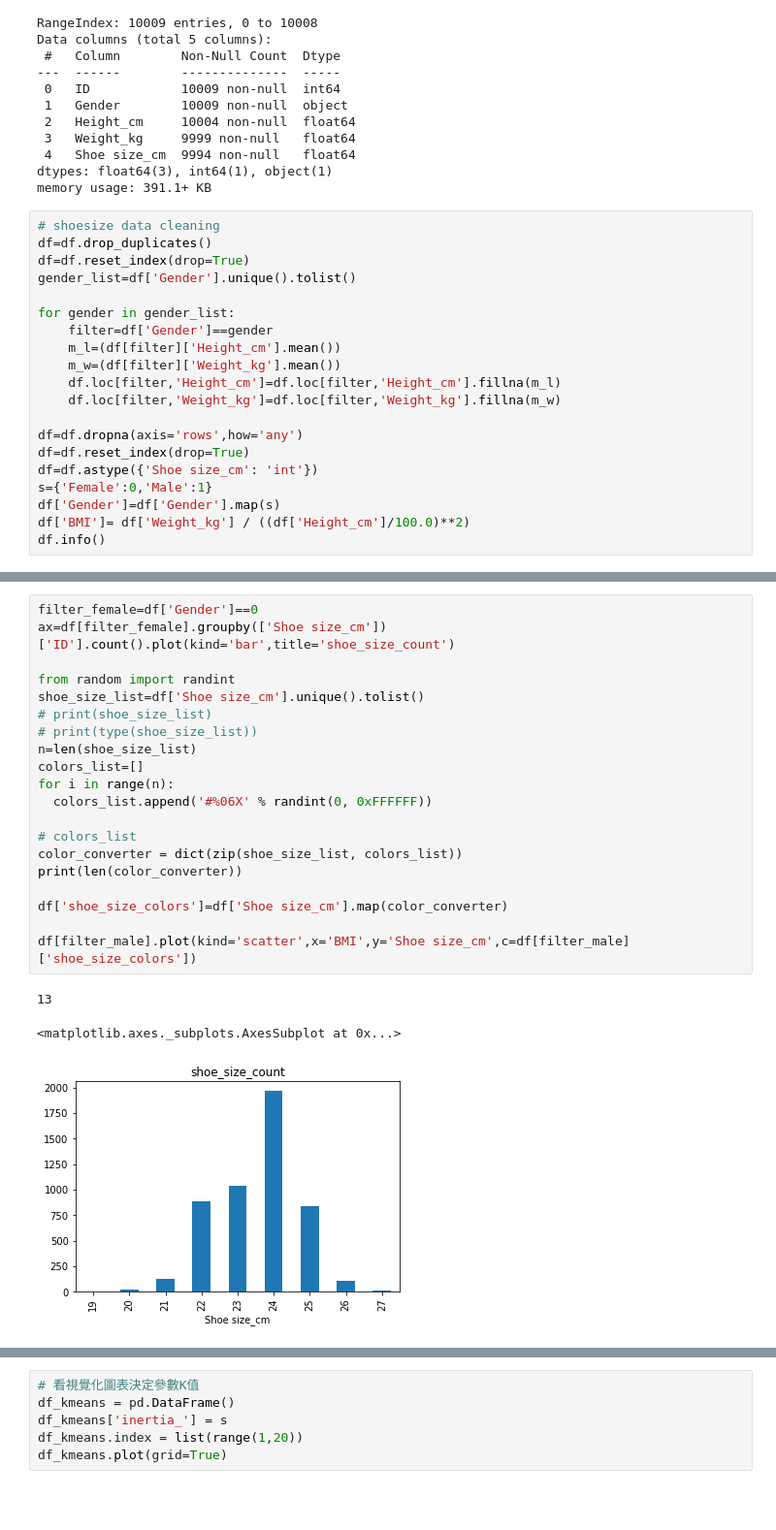
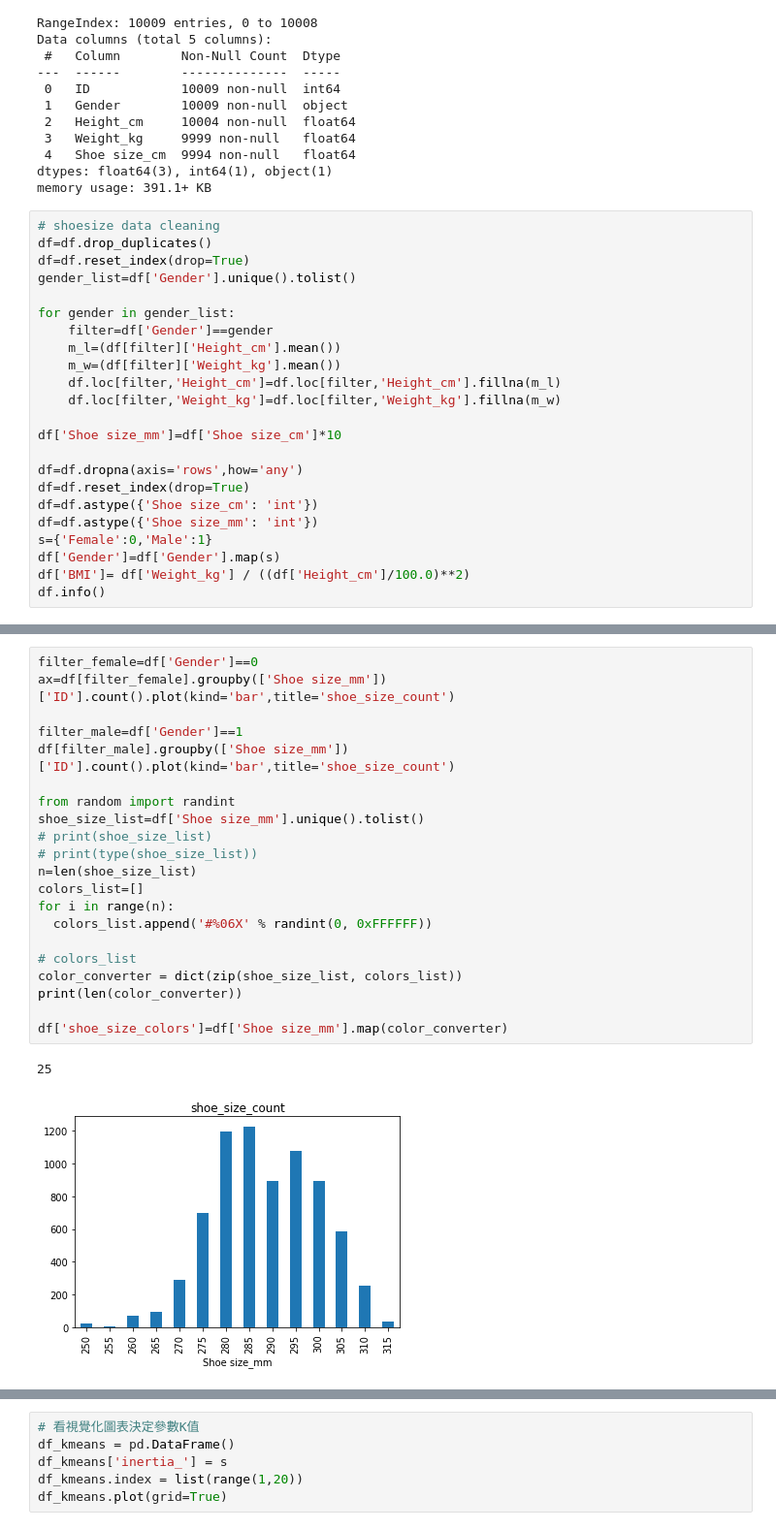
Before and after one commit to Hero0963/data-science-, a Jupyter notebook: data_science_ch10.ipynb, the cells around one changed output, grey strips where cells are left out. Shown: that part at 97% size. Cells and saved outputs as stored; diff of their text form; blank space fills up the shorter version.

```diff
--- a/data_science_ch10.ipynb
+++ b/data_science_ch10.ipynb
@@ -234,9 +234,12 @@ for gender in gender_list:
     df.loc[filter,'Height_cm']=df.loc[filter,'Height_cm'].fillna(m_l)
     df.loc[filter,'Weight_kg']=df.loc[filter,'Weight_kg'].fillna(m_w)
 
+df['Shoe size_mm']=df['Shoe size_cm']*10
+
 df=df.dropna(axis='rows',how='any')
 df=df.reset_index(drop=True)
 df=df.astype({'Shoe size_cm': 'int'})
+df=df.astype({'Shoe size_mm': 'int'})
 s={'Female':0,'Male':1}
 df['Gender']=df['Gender'].map(s)
 df['BMI']= df['Weight_kg'] / ((df['Height_cm']/100.0)**2)
@@ -258,24 +262,24 @@ memory usage: 468.2 KB
 # %%
 filter_female=df['Gender']==0
-ax=df[filter_female].groupby(['Shoe size_cm'])['ID'].count().plot(kind='bar',title='shoe_size_count')
+ax=df[filter_female].groupby(['Shoe size_mm'])['ID'].count().plot(kind='bar',title='shoe_size_count')
+
+filter_male=df['Gender']==1
+df[filter_male].groupby(['Shoe size_mm'])['ID'].count().plot(kind='bar',title='shoe_size_count')
 
 from random import randint
-shoe_size_list=df['Shoe size_cm'].unique().tolist()
+shoe_size_list=df['Shoe size_mm'].unique().tolist()
 # print(shoe_size_list)
 # print(type(shoe_size_list))
 n=len(shoe_size_list)
 colors_list=[]
 for i in range(n):
   colors_list.append('#%06X' % randint(0, 0xFFFFFF))
 
 # colors_list
 color_converter = dict(zip(shoe_size_list, colors_list))
 print(len(color_converter))
 
-df['shoe_size_colors']=df['Shoe size_cm'].map(color_converter)
-
-df[filter_male].plot(kind='scatter',x='BMI',y='Shoe size_cm',c=df[filter_male]['shoe_size_colors'])
+df['shoe_size_colors']=df['Shoe size_mm'].map(color_converter)
 # %% [output]
-13
+25
-<matplotlib.axes._subplots.AxesSubplot at 0x...>
-[figure, old version]
+[figure, new version]
```
Also changed, not shown: parts of 8 cells of this notebook.
